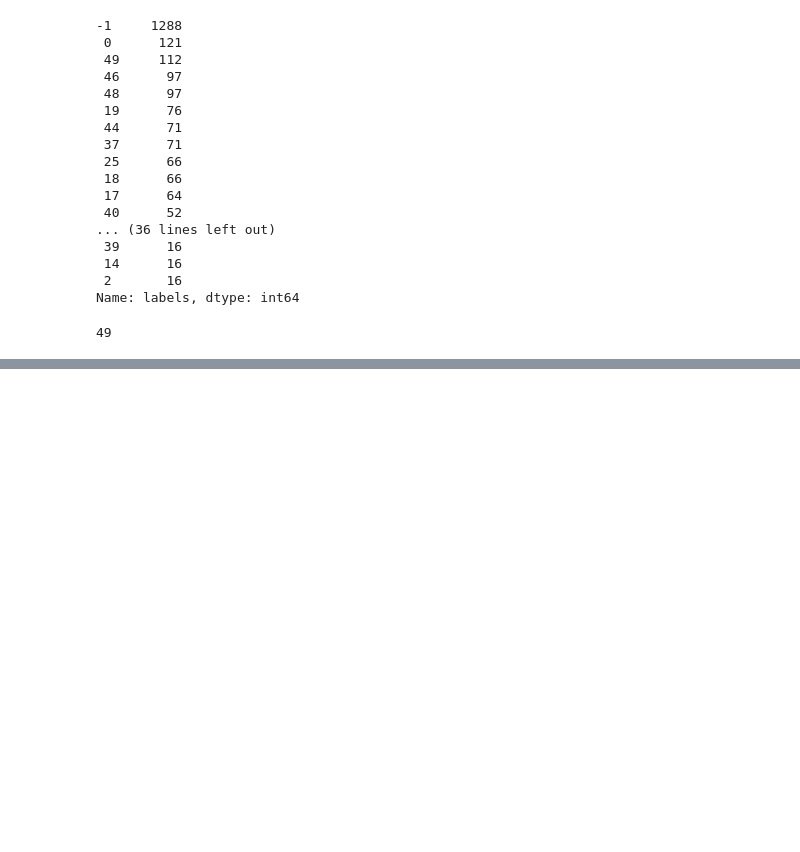
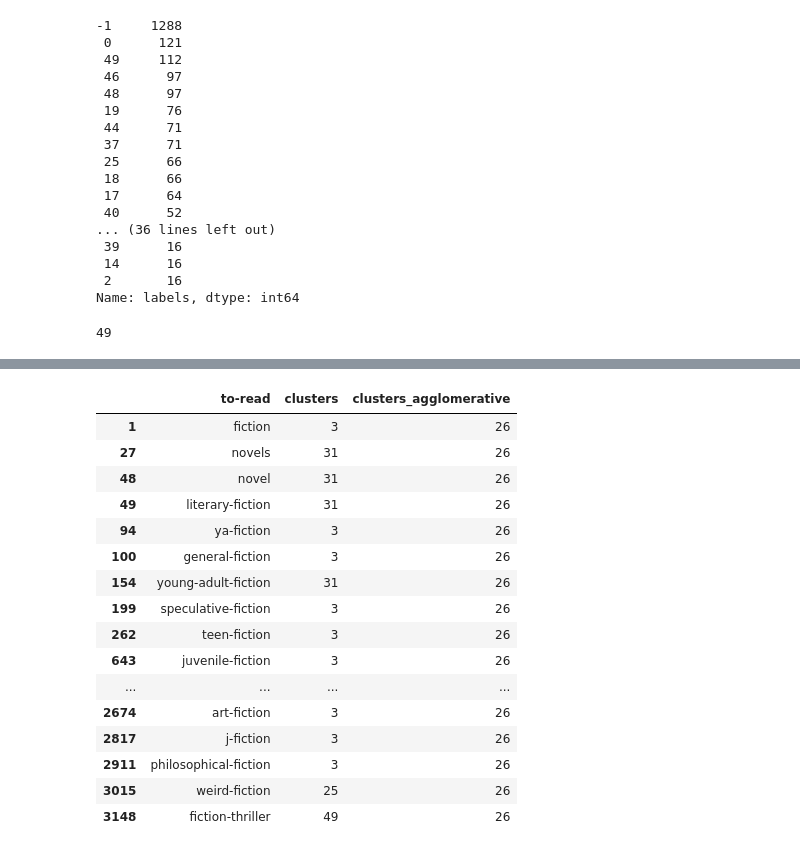
Before and after one commit to fldiaz/NLP-examples, a Jupyter notebook: 1_fastext_bert_listados.ipynb, the cells around one changed output, grey strips where cells are left out. Cells and saved outputs as stored; diff of their text form; code cells hidden in the pictures; blank space fills up the shorter version.

```diff
--- a/1_fastext_bert_listados.ipynb
+++ b/1_fastext_bert_listados.ipynb
@@ -414,0 +402,10 @@ bert_clustering.loc[bert_clustering.labels==-1]
+# %%
+#quiero saber el valor de los embeddings
+
+
+from sklearn.cluster import KMeans
+# kmeans
+kmeans = KMeans(n_clusters = 50, random_state = 1111)
+clusters = kmeans.fit_predict(embedding_bert)
+
+listados_simplificados['clusters'] = clusters
@@ -414,0 +415,13 @@ bert_clustering.loc[bert_clustering.labels==-1]
+# %%
+from sklearn.cluster import AgglomerativeClustering
+import numpy as np
+
+# Normalize the embeddings to unit length
+corpus_embeddings = embedding_bert /  np.linalg.norm(embedding_bert, axis=1, keepdims=True)
+
+# Perform kmean clustering
+clustering_model = AgglomerativeClustering(n_clusters=None, distance_threshold=1.5) #, affinity='cosine', linkage='average', distance_threshold=0.4)
+clustering_model.fit(corpus_embeddings)
+cluster_assignment = clustering_model.labels_
+# %%
+listados_simplificados['clusters_agglomerative'] = cluster_assignment
@@ -414,0 +437,20 @@ bert_clustering.loc[bert_clustering.labels==-1]
+# %%
+listados_simplificados.loc[listados_simplificados.clusters_agglomerative==26]
+# %% [output]
+|  | to-read | clusters | clusters_agglomerative |
+| 1 | fiction | 3 | 26 |
+| 27 | novels | 31 | 26 |
+| 48 | novel | 31 | 26 |
+| 49 | literary-fiction | 31 | 26 |
+| 94 | ya-fiction | 3 | 26 |
+| 100 | general-fiction | 3 | 26 |
+| 154 | young-adult-fiction | 31 | 26 |
+| 199 | speculative-fiction | 3 | 26 |
+| 262 | teen-fiction | 3 | 26 |
+| 643 | juvenile-fiction | 3 | 26 |
+| ... | ... | ... | ... |
+| 2674 | art-fiction | 3 | 26 |
+| 2817 | j-fiction | 3 | 26 |
+| 2911 | philosophical-fiction | 3 | 26 |
+| 3015 | weird-fiction | 25 | 26 |
+| 3148 | fiction-thriller | 49 | 26 |
```
Also changed, not shown: parts of 21 cells of this notebook.
